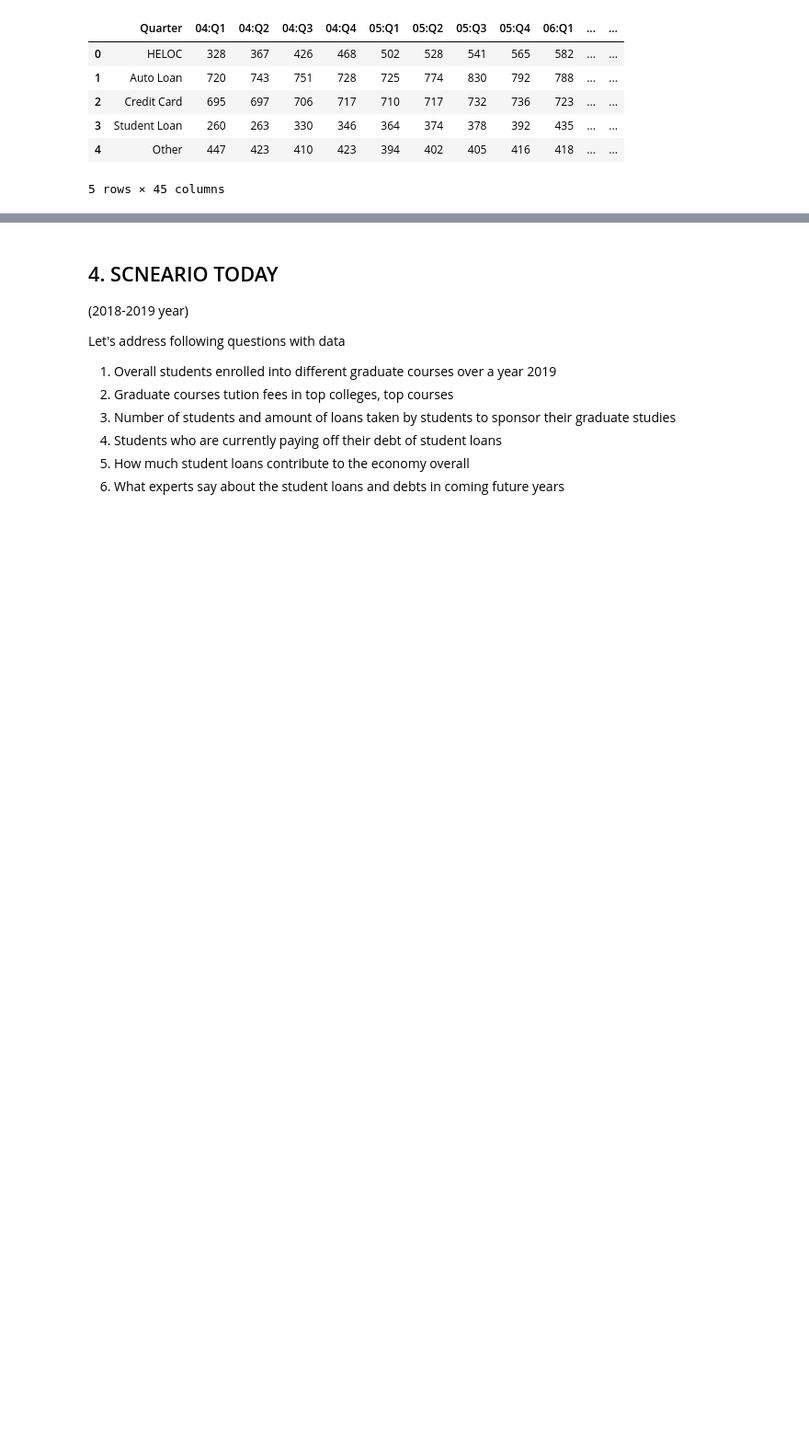
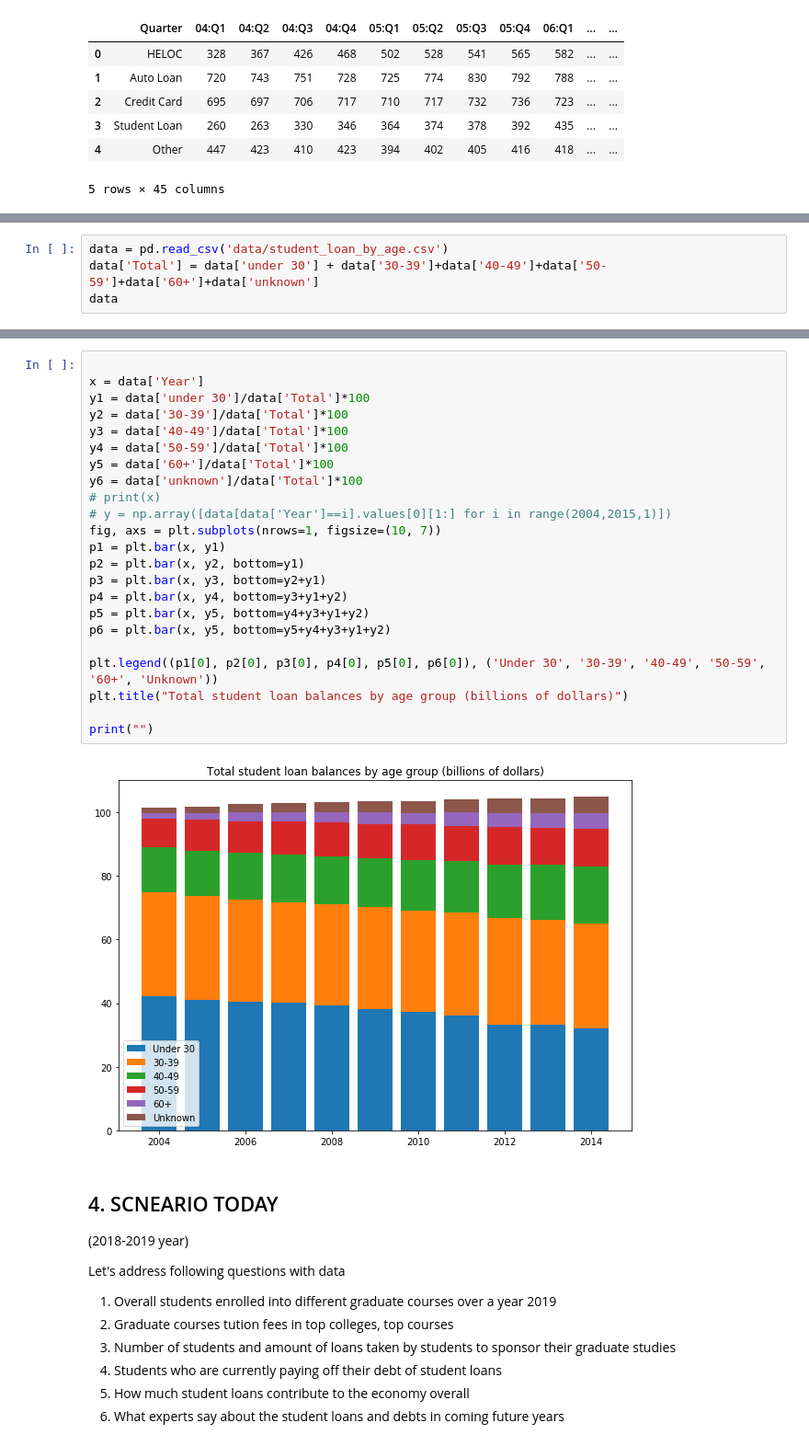
Before and after one commit to YJDave/cs418-s20-cs418_spring20_mighty_python, a Jupyter notebook: main.ipynb, the cells around one changed output, grey strips where cells are left out. Shown at 92% size. Saved outputs shown, nothing was run; the diff lists cells and outputs as text; blank space fills up the shorter version.

Commit message:
Add age distribution of loan over a period.

```diff
--- a/main.ipynb
+++ b/main.ipynb
@@ -232,3 +230,7 @@ plt.xticks(np.array(range(0,13*4,4))+1.5, set(labels))
 print()
 # %% [output]
 [figure]
+# %%
+data = pd.read_csv('data/student_loan_by_age.csv')
+data['Total'] = data['under 30'] + data['30-39']+data['40-49']+data['50-59']+data['60+']+data['unknown']
+data
@@ -235,3 +250,28 @@ print()
+# %%
+
+x = data['Year']
+y1 = data['under 30']/data['Total']*100
+y2 = data['30-39']/data['Total']*100
+y3 = data['40-49']/data['Total']*100
+y4 = data['50-59']/data['Total']*100
+y5 = data['60+']/data['Total']*100
+y6 = data['unknown']/data['Total']*100
+# print(x)
+# y = np.array([data[data['Year']==i].values[0][1:] for i in range(2004,2015,1)])
+fig, axs = plt.subplots(nrows=1, figsize=(10, 7))
+p1 = plt.bar(x, y1)
+p2 = plt.bar(x, y2, bottom=y1)
+p3 = plt.bar(x, y3, bottom=y2+y1)
+p4 = plt.bar(x, y4, bottom=y3+y1+y2)
+p5 = plt.bar(x, y5, bottom=y4+y3+y1+y2)
+p6 = plt.bar(x, y5, bottom=y5+y4+y3+y1+y2)
+
+plt.legend((p1[0], p2[0], p3[0], p4[0], p5[0], p6[0]), ('Under 30', '30-39', '40-49', '50-59', '60+', 'Unknown'))
+plt.title("Total student loan balances by age group (billions of dollars)")
+
+print("")
+# %% [output]
+[figure, added]
 # %% [markdown]
 ## 4. SCNEARIO TODAY
 (2018-2019 year)
```
Also changed, not shown: parts of 4 cells of this notebook, 1 other file.
